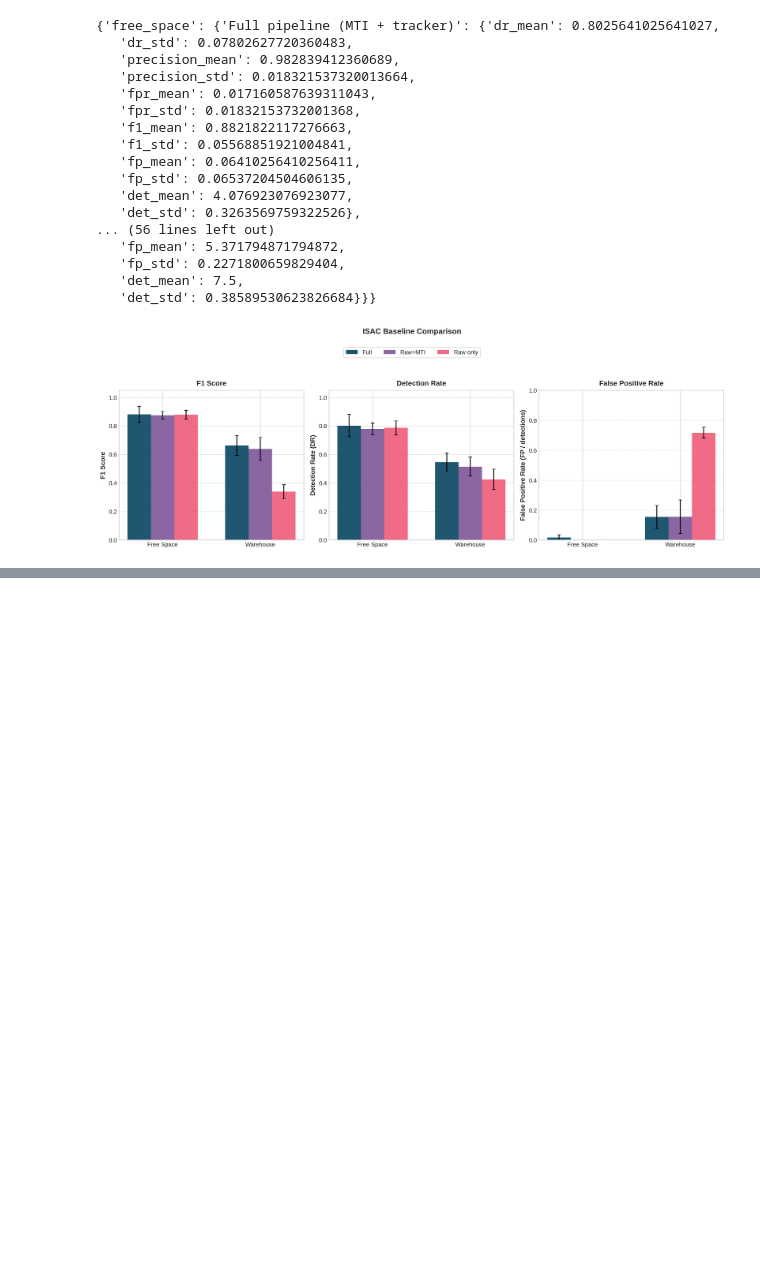
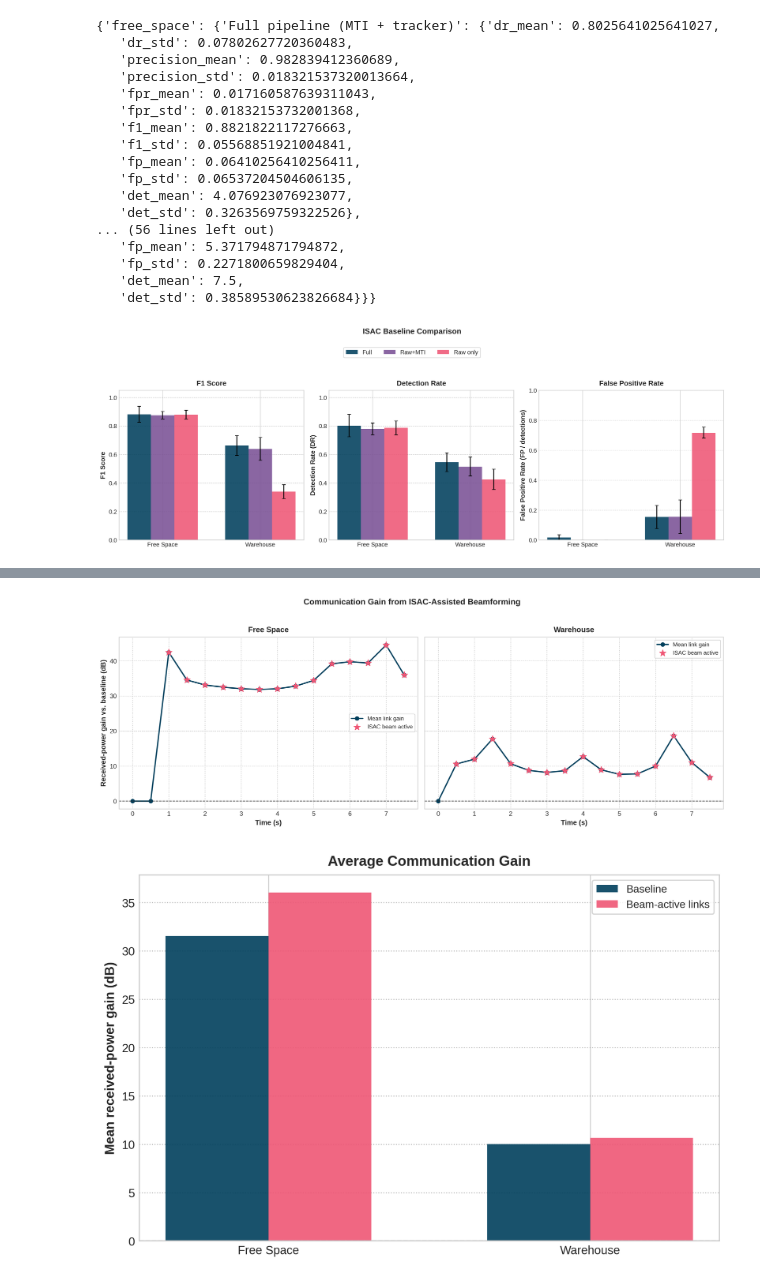
Before and after one commit to akmyat/docte6g, a Jupyter notebook: ns3_server/contrib/sionnart/py/isac.ipynb, the cells around one changed output, grey strips where cells are left out. Drawn from its saved outputs; the diff is of its cells as text; code cells hidden in the pictures; blank space fills up the shorter version.

Commit message:
finalize isac benchmarking

```diff
--- a/ns3_server/contrib/sionnart/py/isac.ipynb
+++ b/ns3_server/contrib/sionnart/py/isac.ipynb
@@ -1489,0 +1780,56 @@ plt.show()
+# %%
+plt.style.use('seaborn-v0_8-whitegrid' if 'seaborn-v0_8-whitegrid' in plt.style.available else 'default')
+
+fig, axes = plt.subplots(1, len(comm_gain_results), figsize=(7.0 * len(comm_gain_results), 5.0), dpi=300, sharey=True)
+if len(comm_gain_results) == 1:
+    axes = [axes]
+
+for ax, (scene_name, result) in zip(axes, comm_gain_results.items()):
+    rows = result["rows"]
+    times = sorted({row["time"] for row in rows})
+    mean_gain = [np.mean([row["gain_db"] for row in rows if row["time"] == t]) for t in times]
+    active_times = {row["time"] for row in rows if row["beam_active"]}
+
+    ax.plot(times, mean_gain, marker='o', linewidth=2, color='#003f5c', label="Mean link gain")
+    if active_times:
+        active_y = [mean_gain[i] for i, t in enumerate(times) if t in active_times]
+        active_x = [t for t in times if t in active_times]
+        ax.scatter(active_x, active_y, marker='*', s=110, color='#ef5675', label="ISAC beam active", zorder=4)
+    ax.axhline(0.0, color='#333333', linestyle='--', linewidth=1)
+    ax.set_title(f"{result['label']}", fontsize=12, fontweight='bold', pad=8)
+    ax.set_xlabel("Time (s)", fontsize=11, fontweight='bold')
+    ax.grid(True, linestyle=':', alpha=0.6, color='#888888')
+    ax.legend(loc='best', frameon=True, facecolor='white', edgecolor='#cccccc', fontsize=9)
+
+axes[0].set_ylabel("Received-power gain vs. baseline (dB)", fontsize=11, fontweight='bold')
+fig.suptitle("Communication Gain from ISAC-Assisted Beamforming", fontsize=13, fontweight='bold', y=1.03)
+fig.tight_layout()
+plt.savefig("isac_assisted_beamforming_communication_gain.png", dpi=300, bbox_inches='tight')
+plt.show()
+
+scene_labels = [result["label"] for result in comm_gain_results.values()]
+mean_gains = [np.mean([row["gain_db"] for row in result["rows"]]) for result in comm_gain_results.values()]
+active_mean_gains = [
+    np.mean([row["gain_db"] for row in result["rows"] if row["beam_active"]])
+    if any(row["beam_active"] for row in result["rows"]) else np.nan
+    for result in comm_gain_results.values()
+]
+
+x = np.arange(len(scene_labels))
+width = 0.32
+fig, ax = plt.subplots(figsize=(7.5, 5.0), dpi=300)
+ax.bar(x - width / 2, mean_gains, width, color='#003f5c', alpha=0.9, label="Baseline")
+ax.bar(x + width / 2, active_mean_gains, width, color='#ef5675', alpha=0.9, label="Beam-active links")
+ax.axhline(0.0, color='#333333', linestyle='--', linewidth=1)
+ax.set_xticks(x)
+ax.set_xticklabels(scene_labels)
+ax.set_ylabel("Mean received-power gain (dB)", fontsize=11, fontweight='bold')
+ax.set_title("Average Communication Gain", fontsize=12, fontweight='bold', pad=8)
+ax.legend(loc='best', frameon=True, facecolor='white', edgecolor='#cccccc', fontsize=9)
+ax.grid(True, axis='y', linestyle=':', alpha=0.6, color='#888888')
+fig.tight_layout()
+plt.savefig("isac_assisted_beamforming_average_gain.png", dpi=300, bbox_inches='tight')
+plt.show()
+# %% [output]
+[figure, added]
+[figure, added]
```
Also changed, not shown: parts of 4 cells of this notebook, 2 other files.
